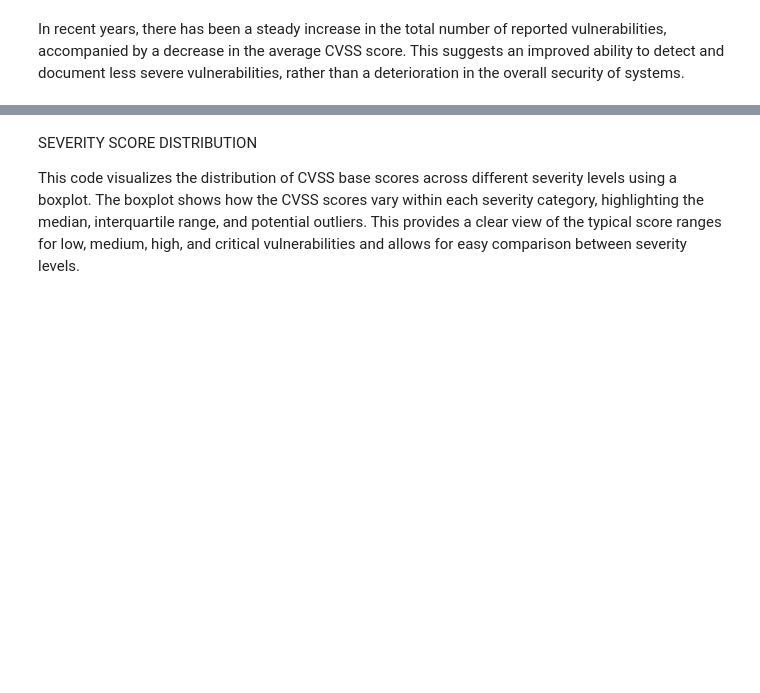
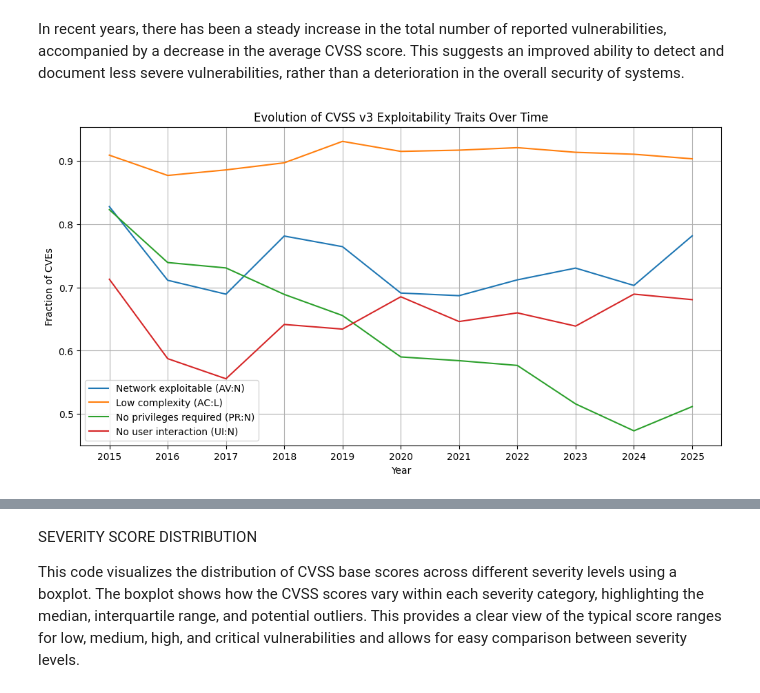
Before and after one commit to AlessandroBertelli/CVE, a Jupyter notebook: CVE.ipynb, the cells around one changed output, grey strips where cells are left out. Drawn from its saved outputs; the diff is of its cells as text; code cells hidden in the pictures; blank space fills up the shorter version.

```diff
--- a/CVE.ipynb
+++ b/CVE.ipynb
@@ -64,11 +63,21 @@ Note: you may need to restart the kernel to use updated packages.
 # %%
 from pyspark.sql import SparkSession
 from pyspark.sql.functions import col, explode
+
+# Chiudi eventuali SparkContext attivi
+try:
+    sc = SparkContext.getActive()
+    if sc:
+        print("Chiudo SparkContext esistente...")
+        sc.stop()
+except:
+    print("Nessun SparkContext attivo")
 
 # Create SparkSession
 spark = SparkSession.builder \
         .appName("CVE_Analysis_Safe") \
         .config("spark.driver.memory", "4g") \
+        .config("spark.driver.bindAddress", "127.0.0.1") \
         .getOrCreate()
 
 # JSON file path on HDFS
@@ -256,0 +283,60 @@ In recent years, there has been a steady increase in the total number of reporte
+# %%
+from pyspark.sql import functions as F
+
+# --- Explode the vulnerabilities array ---
+df_exploded = df_raw.select(F.explode("vulnerabilities").alias("vuln"))
+
+# --- Extract CVSS vector safely ---
+df_cvss = df_exploded.select(
+    F.col("vuln.cve.id").alias("cve_id"),
+    F.col("vuln.cve.published").alias("published"),
+    F.coalesce(
+        F.col("vuln.cve.metrics.cvssMetricV31").getItem(0).cvssData.vectorString,
+        F.col("vuln.cve.metrics.cvssMetricV30").getItem(0).cvssData.vectorString,
+        F.col("vuln.cve.metrics.cvssMetricV40").getItem(0).cvssData.vectorString
+    ).alias("vector")
+)
+
+# --- Extract year ---
+df_cvss = df_cvss.withColumn("year", F.substring(F.col("published"), 1, 4))
+
+# --- Keep only rows with CVSS vector ---
+df_cvss = df_cvss.filter(F.col("vector").isNotNull())
+
+# --- Parse CVSS exploitability components ---
+df_cvss = df_cvss.withColumn("AV", F.regexp_extract(F.col("vector"), r"AV:([A-Z])", 1)) \
+                 .withColumn("AC", F.regexp_extract(F.col("vector"), r"AC:([A-Z])", 1)) \
+                 .withColumn("PR", F.regexp_extract(F.col("vector"), r"PR:([A-Z])", 1)) \
+                 .withColumn("UI", F.regexp_extract(F.col("vector"), r"UI:([A-Z])", 1))
+
+# --- Flag easy-to-exploit characteristics ---
+df_flags = df_cvss.withColumn("is_network", F.when(F.col("AV")=="N",1).otherwise(0)) \
+                  .withColumn("is_low_complexity", F.when(F.col("AC")=="L",1).otherwise(0)) \
+                  .withColumn("is_no_priv", F.when(F.col("PR")=="N",1).otherwise(0)) \
+                  .withColumn("is_no_ui", F.when(F.col("UI")=="N",1).otherwise(0))
+
+# --- Group by year and compute averages ---
+df_summary = df_flags.groupBy("year").agg(
+    F.avg("is_network").alias("pct_network"),
+    F.avg("is_low_complexity").alias("pct_low_complexity"),
+    F.avg("is_no_priv").alias("pct_no_priv"),
+    F.avg("is_no_ui").alias("pct_no_ui")
+).orderBy("year")
+
+# --- Convert to Pandas for plotting ---
+df_plot = df_summary.toPandas()
+
+# --- Plot evolution over time ---
+plt.figure(figsize=(12,6))
+plt.plot(df_plot["year"], df_plot["pct_network"], label="Network exploitable (AV:N)")
+plt.plot(df_plot["year"], df_plot["pct_low_complexity"], label="Low complexity (AC:L)")
+plt.plot(df_plot["year"], df_plot["pct_no_priv"], label="No privileges required (PR:N)")
+plt.plot(df_plot["year"], df_plot["pct_no_ui"], label="No user interaction (UI:N)")
+plt.xlabel("Year")
+plt.ylabel("Fraction of CVEs")
+plt.title("Evolution of CVSS v3 Exploitability Traits Over Time")
+plt.legend()
+plt.grid(True)
+plt.show()
+# %% [output]
+[figure, added]
```
Also changed, not shown: parts of 8 cells of this notebook, 2 other files.
